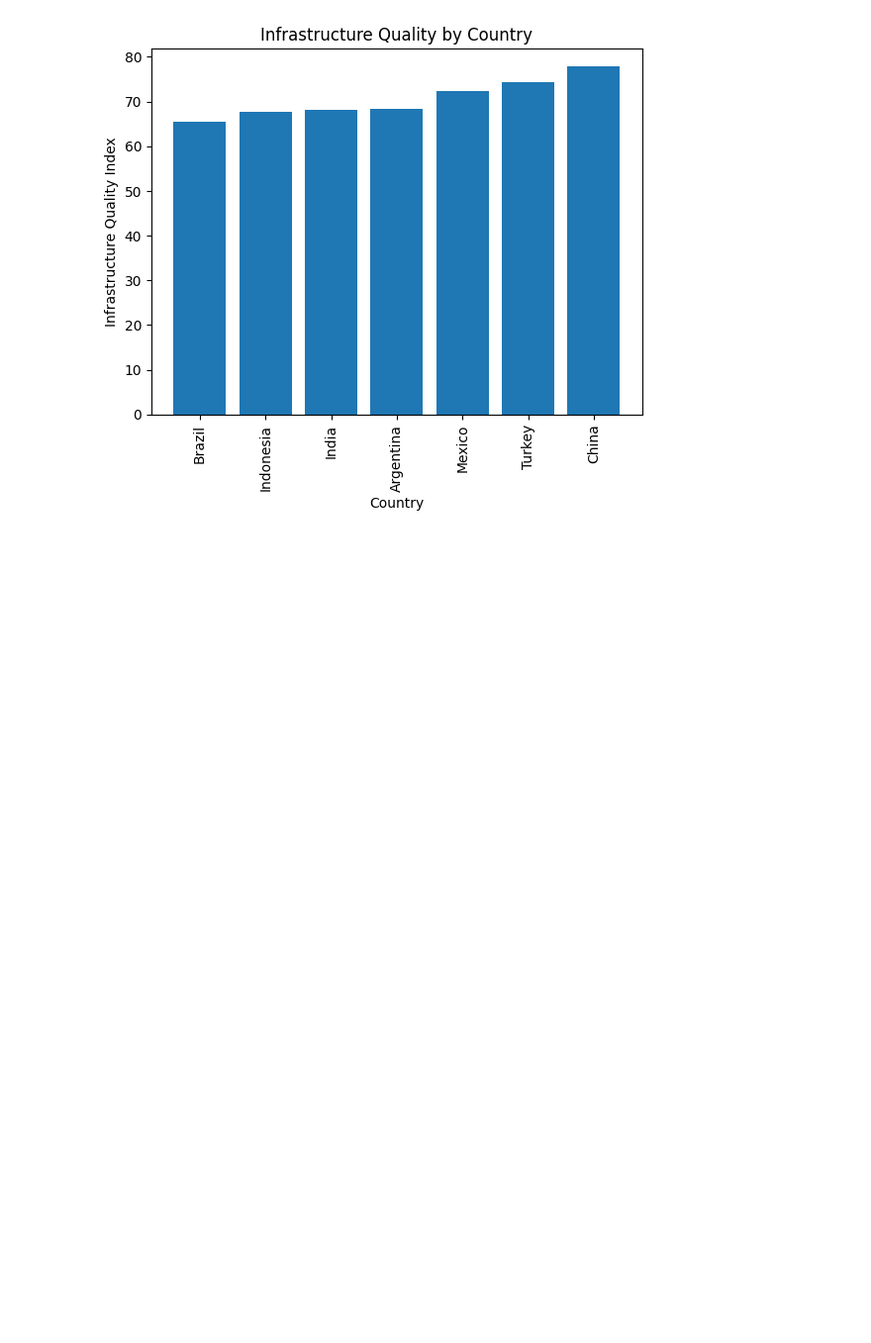
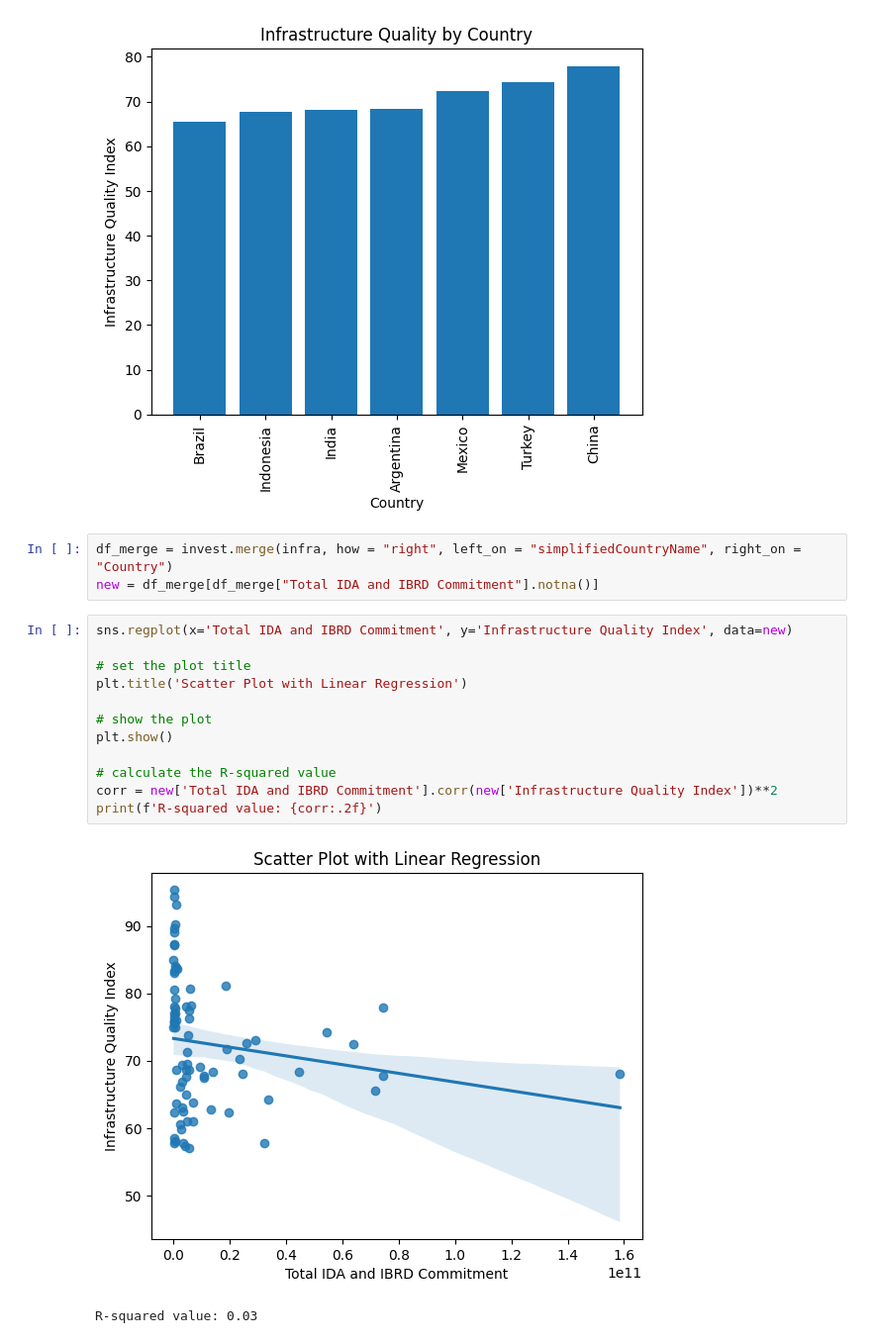
Before and after one commit to ababber19/SWUH, a Jupyter notebook: Phase_1_Graphs.ipynb, the cells around one changed output. Shown at 99% size. Cells and saved outputs as stored; diff of their text form; blank space fills up the shorter version.

Commit message:
lin graph

```diff
--- a/Phase_1_Graphs.ipynb
+++ b/Phase_1_Graphs.ipynb
@@ -381,3 +381,21 @@ plt.title('Infrastructure Quality by Country')
 plt.show()
 # %% [output]
 [figure]
+# %%
+df_merge = invest.merge(infra, how = "right", left_on = "simplifiedCountryName", right_on = "Country")
+new = df_merge[df_merge["Total IDA and IBRD Commitment"].notna()]
+# %%
+sns.regplot(x='Total IDA and IBRD Commitment', y='Infrastructure Quality Index', data=new)
+
+# set the plot title
+plt.title('Scatter Plot with Linear Regression')
+
+# show the plot
+plt.show()
+
+# calculate the R-squared value
+corr = new['Total IDA and IBRD Commitment'].corr(new['Infrastructure Quality Index'])**2
+print(f'R-squared value: {corr:.2f}')
+# %% [output]
+[figure, added]
+R-squared value: 0.03
```
Also changed, not shown: parts of 3 cells of this notebook.
